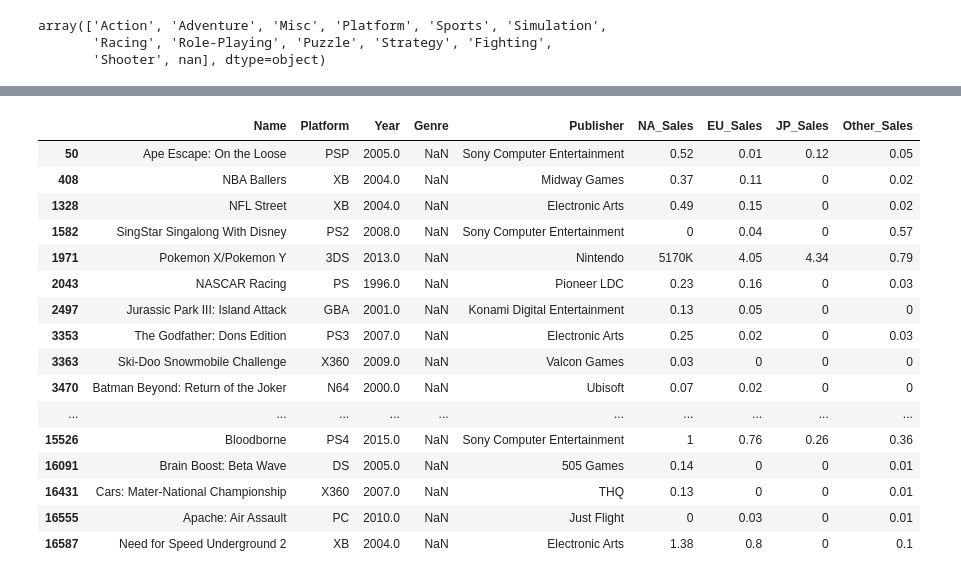
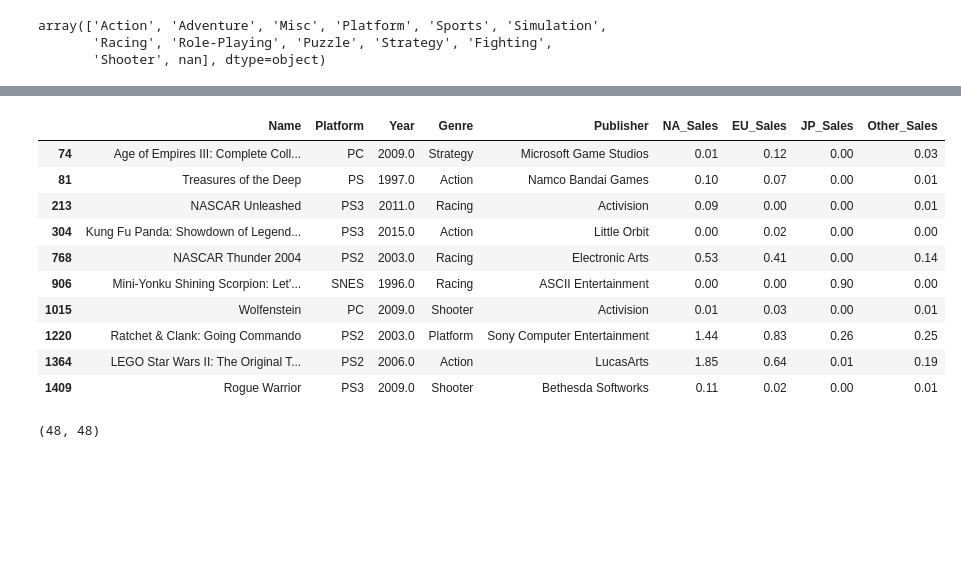
Before and after one commit to nan-park/section1_project, a Jupyter notebook: AI_section1_project.ipynb, the cells around one changed output, grey strips where cells are left out. Saved outputs shown, nothing was run; the diff lists cells and outputs as text; code cells hidden in the pictures; blank space fills up the shorter version.

```diff
--- a/AI_section1_project.ipynb
+++ b/AI_section1_project.ipynb
@@ -64,3 +95,22 @@ df_clean.Genre.unique() # Genre 13가지(NaN 포함)
 array(['Action', 'Adventure', 'Misc', 'Platform', 'Sports', 'Simulation',
        'Racing', 'Role-Playing', 'Puzzle', 'Strategy', 'Fighting',
        'Shooter', nan], dtype=object)
+# %%
+# Sales 값 float로 바꾸기
+sales = ['NA_Sales', 'EU_Sales', 'JP_Sales', 'Other_Sales']
+# K, M 값 존재
+# K = 1,000 / M = 1,000,000
+# default M 단위
+# K => data/1000. M => data 그대로.
+
+for col in sales:
+  df_clean[col] = df_clean[col].astype(str)
+
+  k_condition = df_clean[col].str.contains('K')
+  df_clean.loc[k_condition, col] = df_clean[k_condition][col].str.replace('K', '').astype(float)/1000
+  df_clean[col] = df_clean[col].astype(str)
+
+  m_condition = df_clean[col].str.contains('M')
+  df_clean.loc[m_condition, col] = df_clean[m_condition][col].str.replace('M', '')
+
+  df_clean[col] = df_clean[col].astype(float)
@@ -82,0 +140,4 @@ df_clean[df_clean.duplicated(subset='Name')]  # 중복값 처리 필요
+# %%
+# Publisher 결측치는 Unknown으로 대체
+df_clean.loc[df_clean.Publisher.isnull(), 'Publisher'] = df_clean.Publisher.fillna("Unknown")
+df_clean.Publisher.isnull().sum()
@@ -83,22 +158,36 @@ df_clean[df_clean.duplicated(subset='Name')]  # 중복값 처리 필요
+# %%
+# Year 수정
+# df_clean[df_clean.Year<1900]
+df_clean.loc[df_clean.Year==0, 'Year'] = np.nan
+
+index_out = df_clean[df_clean.Year<1900].index  # 확인용
+
+df_clean.loc[df_clean.Year<10, 'Year'] = ('200' + df_clean[df_clean.Year<10].Year.astype(str)).astype(float)
+df_clean.loc[df_clean.Year<20, 'Year'] = ('20'+ df_clean[df_clean.Year<20].Year.astype(str)).astype(float)
+df_clean.loc[df_clean.Year<1900, 'Year'] = ('19' + df_clean[df_clean.Year<1900].Year.astype(str)).astype(float)
+
+df_clean.iloc[index_out].head(10)
+
+# NaN 값 마저 없앤 다음에 int로 바꿔주기
+# %% [output]
+|  | Name | Platform | Year | Genre | Publisher | NA_Sales | EU_Sales | JP_Sales | Other_Sales |
+| 74 | Age of Empires III: Complete Coll... | PC | 2009.0 | Strategy | Microsoft Game Studios | 0.01 | 0.12 | 0.00 | 0.03 |
+| 81 | Treasures of the Deep | PS | 1997.0 | Action | Namco Bandai Games | 0.10 | 0.07 | 0.00 | 0.01 |
+| 213 | NASCAR Unleashed | PS3 | 2011.0 | Racing | Activision | 0.09 | 0.00 | 0.00 | 0.01 |
+| 304 | Kung Fu Panda: Showdown of Legend... | PS3 | 2015.0 | Action | Little Orbit | 0.00 | 0.02 | 0.00 | 0.00 |
+| 768 | NASCAR Thunder 2004 | PS2 | 2003.0 | Racing | Electronic Arts | 0.53 | 0.41 | 0.00 | 0.14 |
+| 906 | Mini-Yonku Shining Scorpion: Let'... | SNES | 1996.0 | Racing | ASCII Entertainment | 0.00 | 0.00 | 0.90 | 0.00 |
+| 1015 | Wolfenstein | PC | 2009.0 | Shooter | Activision | 0.01 | 0.03 | 0.00 | 0.01 |
+| 1220 | Ratchet & Clank: Going Commando | PS2 | 2003.0 | Platform | Sony Computer Entertainment | 1.44 | 0.83 | 0.26 | 0.25 |
+| 1364 | LEGO Star Wars II: The Original T... | PS2 | 2006.0 | Action | LucasArts | 1.85 | 0.64 | 0.01 | 0.19 |
+| 1409 | Rogue Warrior | PS3 | 2009.0 | Shooter | Bethesda Softworks | 0.11 | 0.02 | 0.00 | 0.01 |
 # %%
-# 결측치 처리
-genre_nan = df_clean[df_clean.Genre.isnull()]
-genre_nan # 50개
+# 장르 결측치 채우기
+genre_missing = df_clean[df_clean.Genre.isnull()] # 50개
-# %% [output]
-|  | Name | Platform | Year | Genre | Publisher | NA_Sales | EU_Sales | JP_Sales | Other_Sales |
-| 50 | Ape Escape: On the Loose | PSP | 2005.0 | NaN | Sony Computer Entertainment | 0.52 | 0.01 | 0.12 | 0.05 |
-| 408 | NBA Ballers | XB | 2004.0 | NaN | Midway Games | 0.37 | 0.11 | 0 | 0.02 |
-| 1328 | NFL Street | XB | 2004.0 | NaN | Electronic Arts | 0.49 | 0.15 | 0 | 0.02 |
-| 1582 | SingStar Singalong With Disney | PS2 | 2008.0 | NaN | Sony Computer Entertainment | 0 | 0.04 | 0 | 0.57 |
-| 1971 | Pokemon X/Pokemon Y | 3DS | 2013.0 | NaN | Nintendo | 5170K | 4.05 | 4.34 | 0.79 |
-| 2043 | NASCAR Racing | PS | 1996.0 | NaN | Pioneer LDC | 0.23 | 0.16 | 0 | 0.03 |
-| 2497 | Jurassic Park III: Island Attack | GBA | 2001.0 | NaN | Konami Digital Entertainment | 0.13 | 0.05 | 0 | 0 |
-| 3353 | The Godfather: Dons Edition | PS3 | 2007.0 | NaN | Electronic Arts | 0.25 | 0.02 | 0 | 0.03 |
-| 3363 | Ski-Doo Snowmobile Challenge | X360 | 2009.0 | NaN | Valcon Games | 0.03 | 0 | 0 | 0 |
-| 3470 | Batman Beyond: Return of the Joker | N64 | 2000.0 | NaN | Ubisoft | 0.07 | 0.02 | 0 | 0 |
-| ... | ... | ... | ... | ... | ... | ... | ... | ... | ... |
-| 15526 | Bloodborne | PS4 | 2015.0 | NaN | Sony Computer Entertainment | 1 | 0.76 | 0.26 | 0.36 |
-| 16091 | Brain Boost: Beta Wave | DS | 2005.0 | NaN | 505 Games | 0.14 | 0 | 0 | 0.01 |
-| 16431 | Cars: Mater-National Championship | X360 | 2007.0 | NaN | THQ | 0.13 | 0 | 0 | 0.01 |
-| 16555 | Apache: Air Assault | PC | 2010.0 | NaN | Just Flight | 0 | 0.03 | 0 | 0.01 |
-| 16587 | Need for Speed Underground 2 | XB | 2004.0 | NaN | Electronic Arts | 1.38 | 0.8 | 0 | 0.1 |
+# %%
+# df_kaggle 외부 데이터에서 장르 결측치 채우기
+name_list = list(genre_missing.Name)
+kaggle_genre = df_kaggle[df_kaggle.Name.isin(name_list)]
+kaggle_genre.duplicated(subset=['Name']).sum(), kaggle_genre.duplicated(subset=['Name', 'Genre']).sum() # Name 같으면 Genre도 동일함
+# %% [output]
+(48, 48)
```
Also changed, not shown: parts of 20 cells of this notebook.
